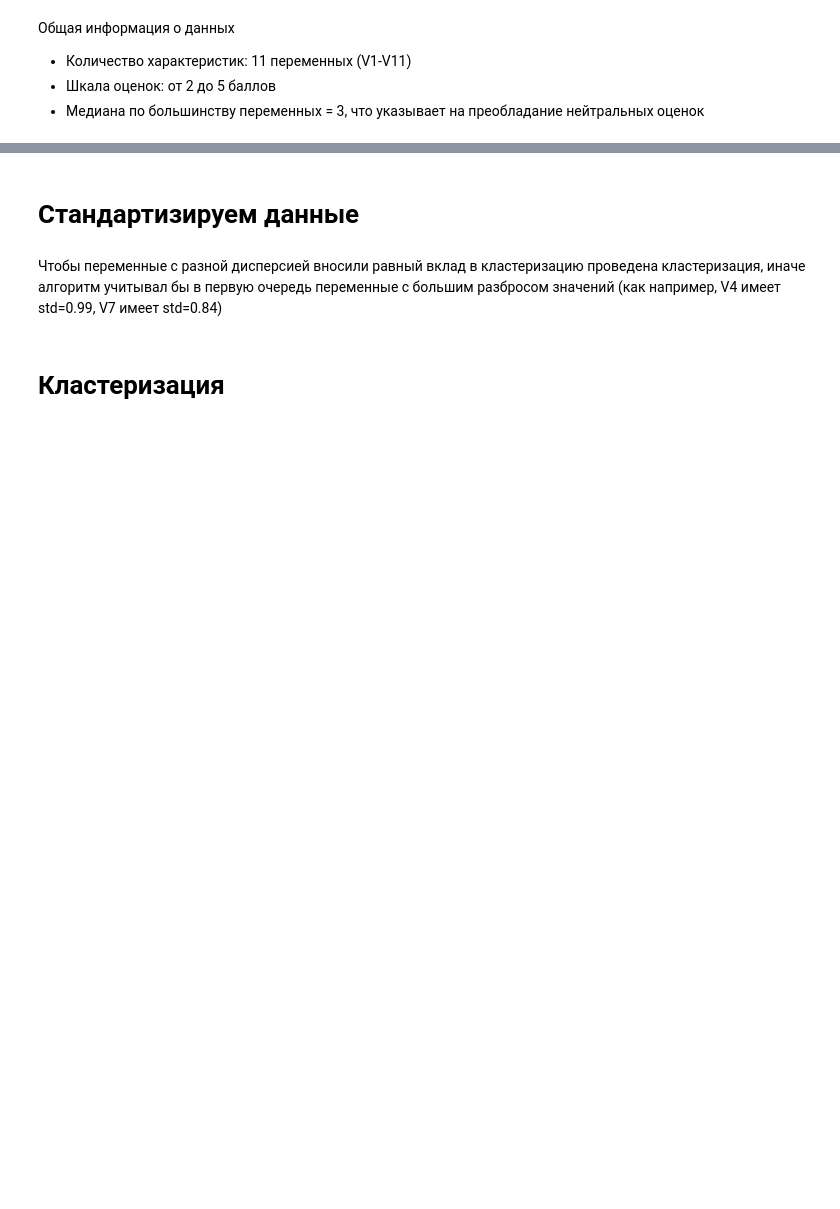
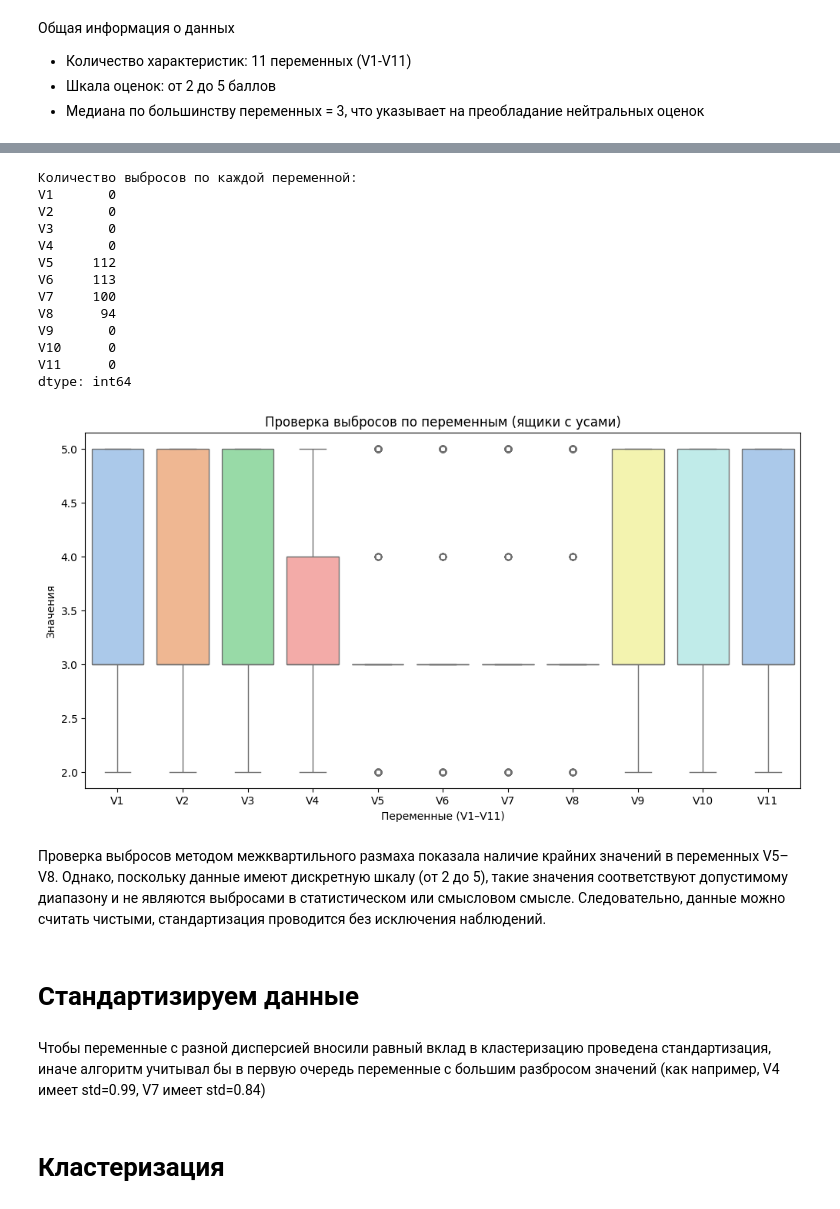
Before and after one commit to vaalkate/ITMO_data_analysis, a Jupyter notebook: lab2/lab_2.ipynb, the cells around one changed output, grey strips where cells are left out. Cells and saved outputs as stored; diff of their text form; code cells hidden in the pictures; blank space fills up the shorter version.

```diff
--- a/lab2/lab_2.ipynb
+++ b/lab2/lab_2.ipynb
@@ -71,7 +99,49 @@ max      5.000000    5.000000    5.000000    5.000000    5.000000
+# %%
+# вычисляем Q1, Q3 и IQR
+Q1 = df.quantile(0.25)
+Q3 = df.quantile(0.75)
+IQR = Q3 - Q1
+
+# определяем границы
+lower_bound = Q1 - 1.5 * IQR
+upper_bound = Q3 + 1.5 * IQR
+
+# создаем булеву маску выбросов
+outliers = ((df < lower_bound) | (df > upper_bound))
+
+# считаем количество выбросов по каждой переменной
+outlier_counts = outliers.sum()
+print("Количество выбросов по каждой переменной:")
+print(outlier_counts)
+
+# визуализация — ящик с усами для всех переменных
+plt.figure(figsize=(12,6))
+sns.boxplot(data=df, orient="v", palette="pastel")
+plt.title("Проверка выбросов по переменным (ящики с усами)")
+plt.xlabel("Переменные (V1–V11)")
+plt.ylabel("Значения")
+plt.show()
+# %% [output]
+Количество выбросов по каждой переменной:
+V1       0
+V2       0
+V3       0
+V4       0
+V5     112
+V6     113
+V7     100
+V8      94
+V9       0
+V10      0
+V11      0
+dtype: int64
+[figure, added]
+# %% [markdown]
+Проверка выбросов методом межквартильного размаха показала наличие крайних значений в переменных V5–V8. Однако, поскольку данные имеют дискретную шкалу (от 2 до 5), такие значения соответствуют допустимому диапазону и не являются выбросами в статистическом или смысловом смысле. Следовательно, данные можно считать чистыми, стандартизация проводится без исключения наблюдений.
 # %% [markdown]
 # Стандартизируем данные
 # %% [markdown]
-Чтобы переменные с разной дисперсией вносили равный вклад в кластеризацию проведена кластеризация, иначе алгоритм учитывал бы в первую очередь переменные с большим разбросом значений (как например, V4 имеет std=0.99, V7 имеет std=0.84)
+Чтобы переменные с разной дисперсией вносили равный вклад в кластеризацию проведена стандартизация, иначе алгоритм учитывал бы в первую очередь переменные с большим разбросом значений (как например, V4 имеет std=0.99, V7 имеет std=0.84)
 # %%
 scaler = StandardScaler()
 data_scaled = scaler.fit_transform(df)
```
Also changed, not shown: parts of 3 cells of this notebook.
